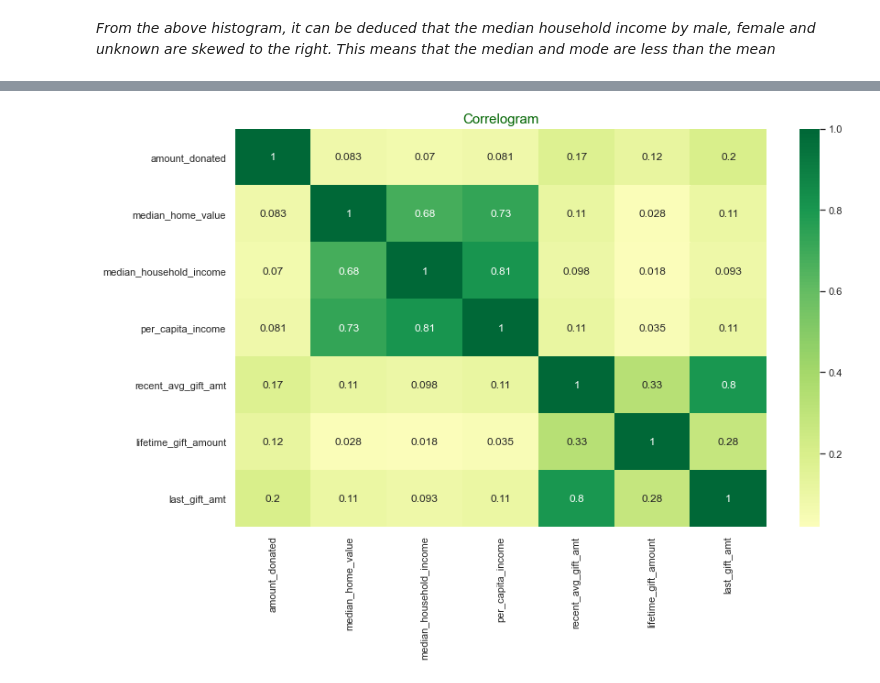
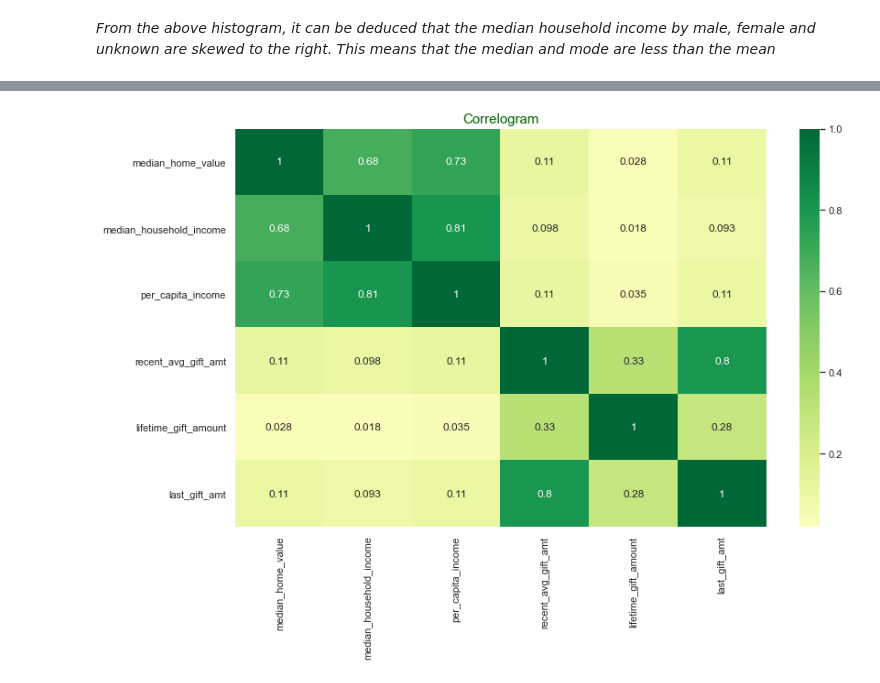
Before and after one commit to jindukwentua/Applying-Machine-Learning-to-Charity-donations, a Jupyter notebook: notebook/analysis.ipynb, the cells around one changed output, grey strips where cells are left out. Saved outputs shown, nothing was run; the diff lists cells and outputs as text; code cells hidden in the pictures.

```diff
--- a/notebook/analysis.ipynb
+++ b/notebook/analysis.ipynb
@@ -1120,0 +878,3 @@ memory usage: 908.1+ KB
+# %%
+train_data['cluster_code'] = train_data.cluster_code.replace(' .', 54)
+test_data['cluster_code'] = test_data.cluster_code.replace(' .', 54)
@@ -1120,0 +972,7 @@ memory usage: 908.1+ KB
+# %%
+def drop_column(column_name, data):
+    dropped_data = data.drop([column_name], axis = 1)
+    return dropped_data
+# %%
+train_data = drop_column('amount_donated',train_data)
+reg_train_data = drop_column('donated',train_data)
@@ -1120,0 +981,5 @@ memory usage: 908.1+ KB
+# %%
+train_control_no = train_data.control_number
+train_data = drop_column('control_number',train_data)
+test_control_no = test_data.control_number
+test_data = drop_column('control_number',test_data)
@@ -1466,11 +1728,11 @@ memory usage: 7.4 MB
 # %%
 # Plotting a heatmap to show correlations between variables
 #
-corr = df[['amount_donated', 'median_home_value', 'median_household_income', 'per_capita_income', 'recent_avg_gift_amt', 'lifetime_gift_amount', 'last_gift_amt']].corr()
+corr = train_data[['median_home_value', 'median_household_income', 'per_capita_income', 'recent_avg_gift_amt', 'lifetime_gift_amount', 'last_gift_amt']].corr()
 plt.figure(figsize = (13, 8))
 sns.heatmap(corr, cmap='RdYlGn', annot = True, center = 0)
 plt.title('Correlogram', fontsize = 15, color = 'darkgreen')
 plt.show()
 # %% [output]
-[figure, old version]
+[figure, new version]
 # %%
```
Also changed, not shown: parts of 262 cells of this notebook, 6 other files.
